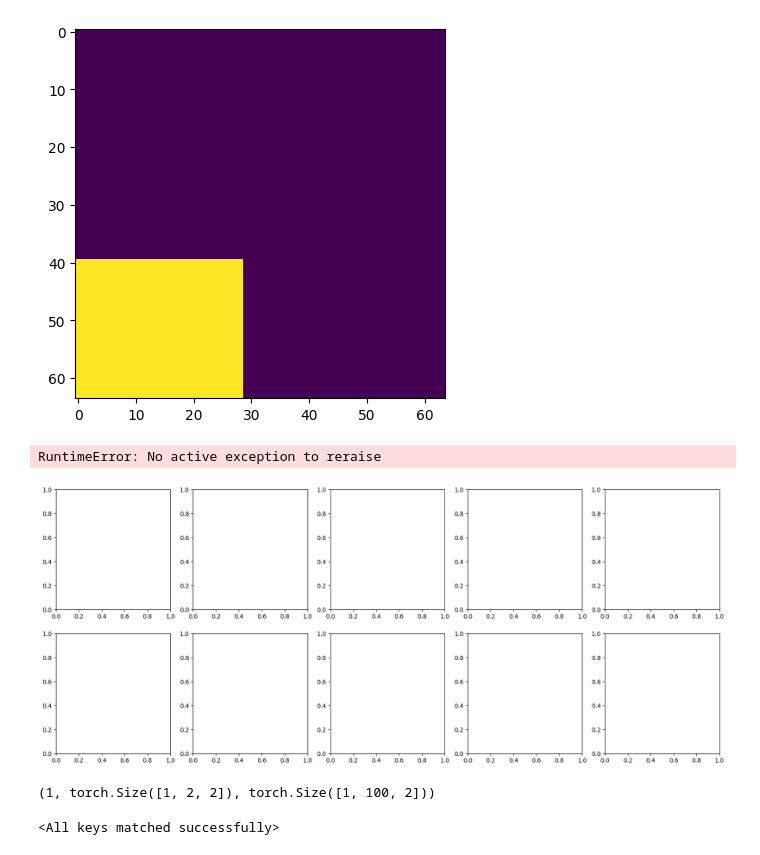
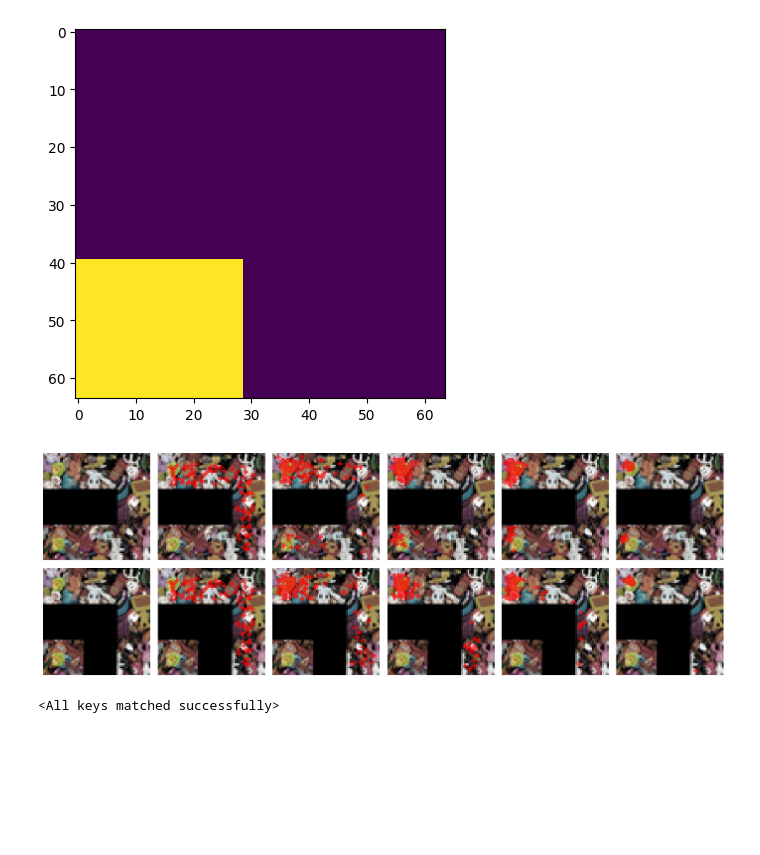
Before and after one commit to pranaboy72/denoisingheat, a Jupyter notebook: inference.ipynb, the cells around one changed output. Drawn from its saved outputs; the diff is of its cells as text; code cells hidden in the pictures; blank space fills up the shorter version.

```diff
--- a/inference.ipynb
+++ b/inference.ipynb
@@ -136,7 +136,7 @@ plt.show()
 # Evaluation - Single goal
 
 lan_t = 100  # 4
-epsilon = .005
+epsilon = .002
 k1 = .7
 k2 = .3
 
@@ -148,13 +148,19 @@ c = 10
 
 T = diffusion.noise_steps
 step_size = 2 # int(T / c)
-dot_size = 2
+dot_size = 1.
 
-fig, axs = plt.subplots(2, c//step_size, figsize=(20,8))
+fig, axs = plt.subplots(2, c//step_size+1, figsize=(14,5))
 
 model.eval()
 ims = []
 ims2 = []
+
+axs[0,0].axis('off')
+axs[0,0].imshow(obs_T[0].permute(1,2,0).cpu().numpy())
+axs[1,0].axis('off')
+axs[1,0].imshow(obs_T2[0].permute(1,2,0).cpu().numpy())
+
 
 with torch.no_grad():
     # x_T = torch.tensor([[[-0.8, 0.8]]], device=device, dtype=torch.float32)
@@ -162,9 +168,9 @@ with torch.no_grad():
     x = x_T.clone()
     x2 = x_T.clone()
 
+    k=1
     for i in tqdm(reversed(range(1, T+1)), position=0):
-        if (T-i+1) % step_size == 0:
-            k = (T-i) // step_size
+        if i == T or i==int(T*0.7) or i==int(T*0.5) or i==int(T*0.3):
             backg = background.copy()
             backg2 = background2.copy()
 
@@ -177,6 +183,7 @@ with torch.no_grad():
                 axs[0,k].axis('off')
                 axs[1,k].imshow(img_sample2[s])
                 axs[1,k].axis('off')
+                k += 1
 
         t = (torch.ones(1) * i).long().to(device)
 
@@ -199,40 +206,35 @@ with torch.no_grad():
             score2, _ = model(obs_T2, t, x2)
 
             x2 = x_prev2 + (img_size / (2*diffusion.std[i-1])) * score2 * alpha**k1 + torch.randn_like(x2) * alpha**((k1+k2)/2)
 
             if not (x2[...,:].abs() <=0.99).all():
                 x2 = x_prev2
             bkg2 = background2.copy()
             im2 = overlay_goal_agent(bkg2, wastes, goals.cpu(), x2.cpu(), dot_size)
             ims2.append(im2)
 
 
     backg = background.copy()
     backg2 = background2.copy()
     img_sample = overlay_goal_agent(backg, wastes, goals.cpu(), x.cpu(), dot_size)
     img_sample2 = overlay_goal_agent(backg2, wastes, goals.cpu(), x2.cpu(), dot_size)
     for s in range(len(img_sample)):
         axs[0,-1].imshow(img_sample[s])
         # axs[0,-1].set_title(f't = {1}', fontsize=10)
         axs[0,-1].axis('off')
         axs[1,-1].imshow(img_sample2[s])
         axs[1,-1].axis('off')
 
     bkg = background.copy()
     bkg2 = background2.copy()
     im = overlay_goal_agent(bkg, wastes, goals.cpu(), x.cpu(), dot_size)
     im2 = overlay_goal_agent(bkg2, wastes, goals.cpu(), x2.cpu(), dot_size)
     ims.append(im)
     ims2.append(im2)
 
-plt.tight_layout
+plt.tight_layout()
 # %% [output]
-RuntimeError: No active exception to reraise
-[figure, old version]
+[figure, new version]
-# %%
-len(backg), goals.shape, x.shape
-# %% [output]
-(1, torch.Size([1, 2, 2]), torch.Size([1, 100, 2]))
 # %%
 np.save('./results/heat/eval.npy', ims)
 np.save('./results/heat/eval2.npy', ims2)
```
Also changed, not shown: parts of 1 cell of this notebook, 10 other files.
